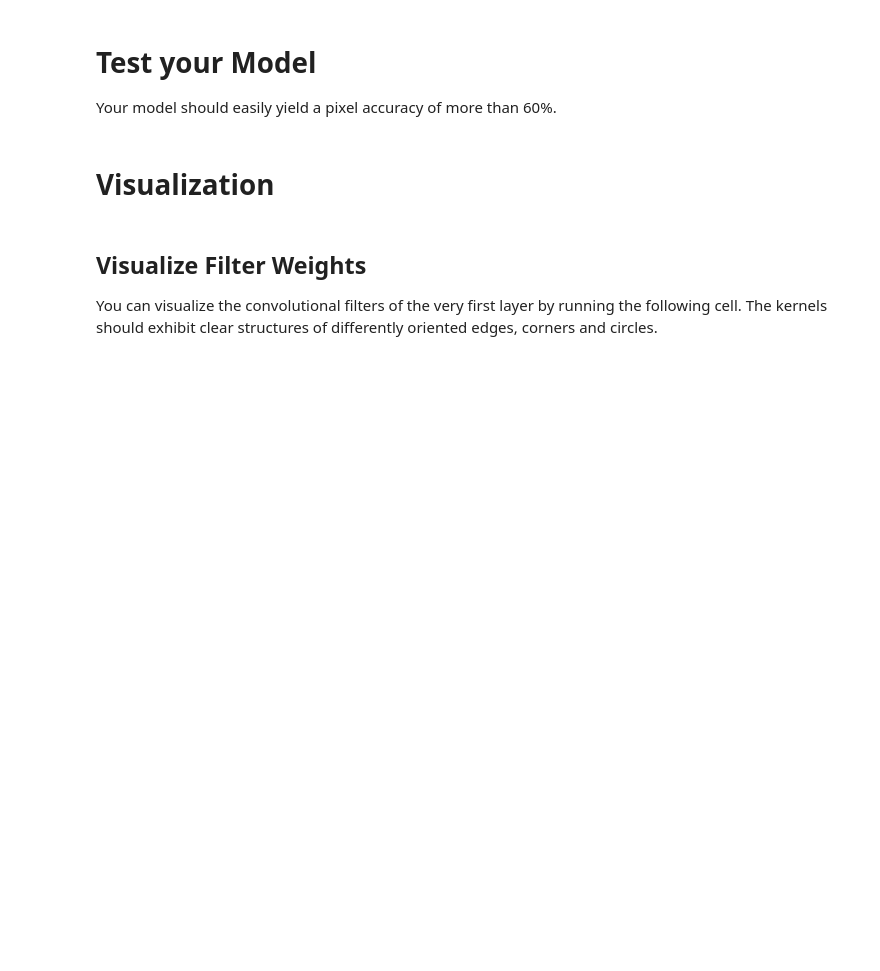
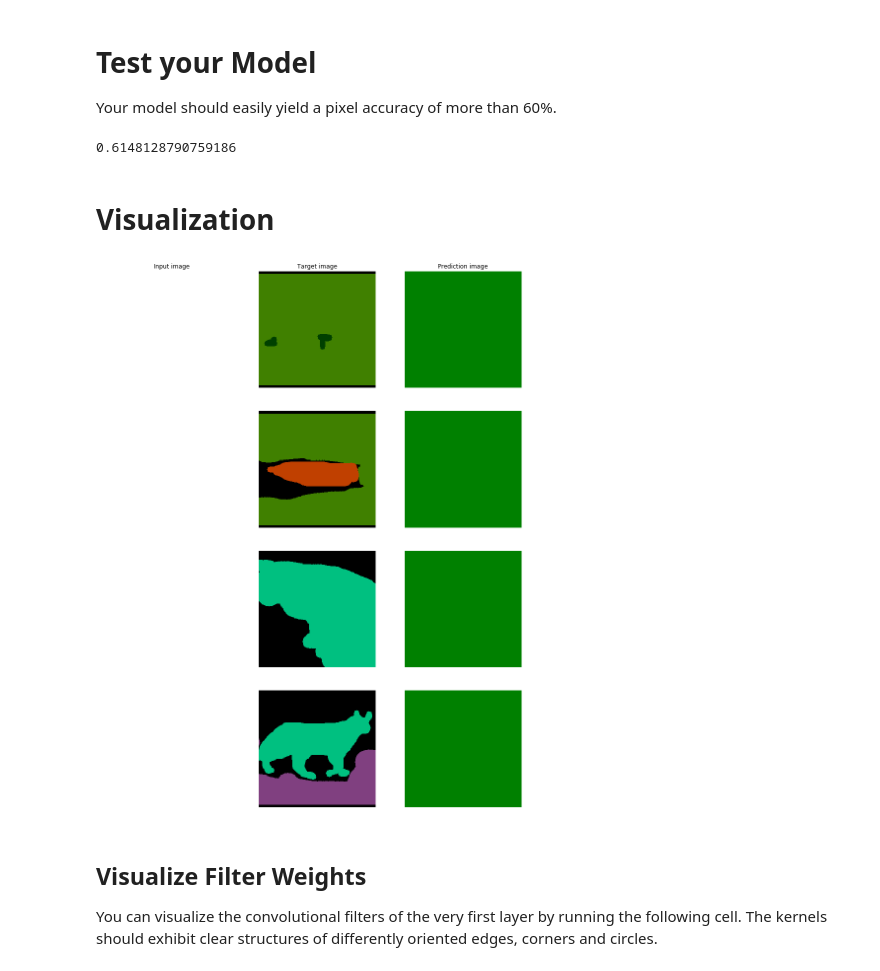
Before and after one commit to cornerfarmer/i2dl, a Jupyter notebook: exercise_4/0_segmentation_nn.ipynb, the cells around one changed output. Drawn from its saved outputs; the diff is of its cells as text; code cells hidden in the pictures; blank space fills up the shorter version.

```diff
--- a/exercise_4/0_segmentation_nn.ipynb
+++ b/exercise_4/0_segmentation_nn.ipynb
@@ -111,7 +206,7 @@ True
 
 Your model should easily yield a pixel accuracy of more than 60%.
 # %%
-test_data = SegmentationData(image_paths_file='datasets/segmentation_data_test/test.txt')
+test_data = SegmentationData(image_paths_file='datasets/segmentation_data_test/test.txt', transforms=transforms_val, transform_normalizer=normalize)
 test_loader = torch.utils.data.DataLoader(test_data,
                                           batch_size=1,
                                           shuffle=False,
@@ -129,6 +224,8 @@ for inputs, targets in test_loader:
 
 model.train()
 np.mean(test_scores)
+# %% [output]
+0.6148128790759186
 # %% [markdown]
 # Visualization
 # %%
@@ -138,34 +235,36 @@ for i, (img, target) in enumerate(test_data[:num_example_imgs]):
     inputs = img.unsqueeze(0)
     inputs = inputs.to(device)
 
     outputs = model.forward(inputs)
     _, preds = torch.max(outputs, 1)
     pred = preds[0].data.cpu()
 
     img, target, pred = img.numpy(), target.numpy(), pred.numpy()
 
     # img
     plt.subplot(num_example_imgs, 3, i * 3 + 1)
     plt.axis('off')
-    plt.imshow(img.transpose(1,2,0))
+    #plt.imshow(img.transpose(1,2,0))
     if i == 0:
         plt.title("Input image")
 
     # target
     plt.subplot(num_example_imgs, 3, i * 3 + 2)
     plt.axis('off')
     plt.imshow(label_img_to_rgb(target))
     if i == 0:
         plt.title("Target image")
 
     # pred
     plt.subplot(num_example_imgs, 3, i * 3 + 3)
     plt.axis('off')
     plt.imshow(label_img_to_rgb(pred))
     if i == 0:
         plt.title("Prediction image")
 
 plt.show()
+# %% [output]
+[figure, added]
 # %% [markdown]
 ## Visualize Filter Weights
 You can visualize the convolutional filters of the very first layer by running the following cell. The kernels should exhibit clear structures of differently oriented edges, corners and circles.
```
Also changed, not shown: parts of 16 cells of this notebook, 3 other files.
